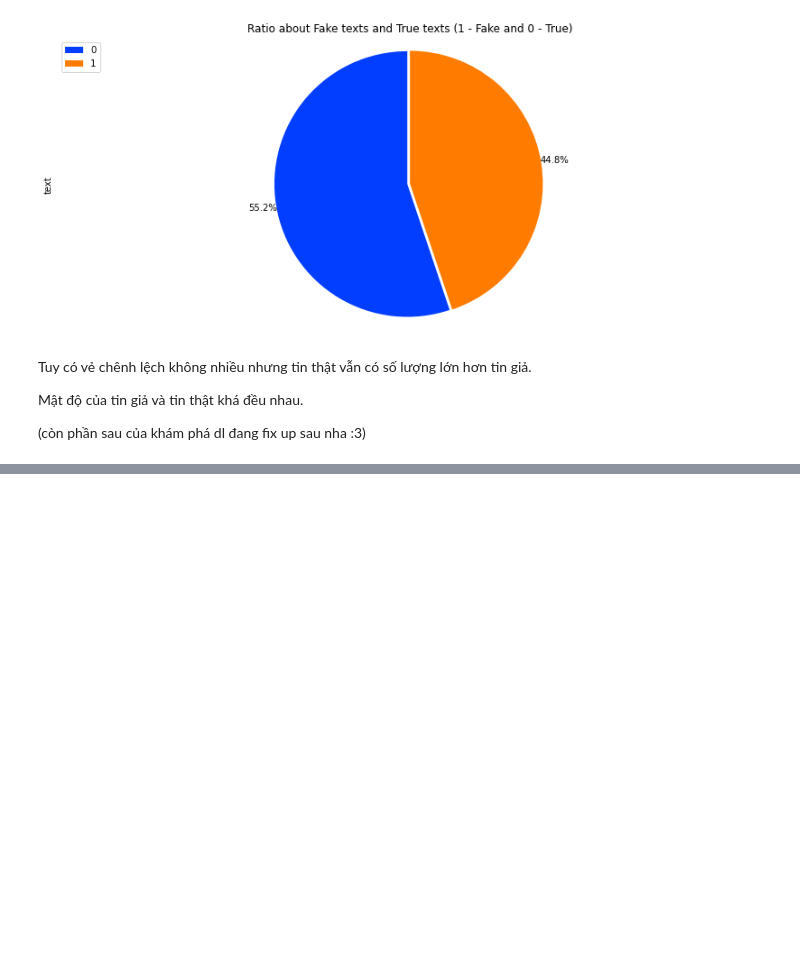
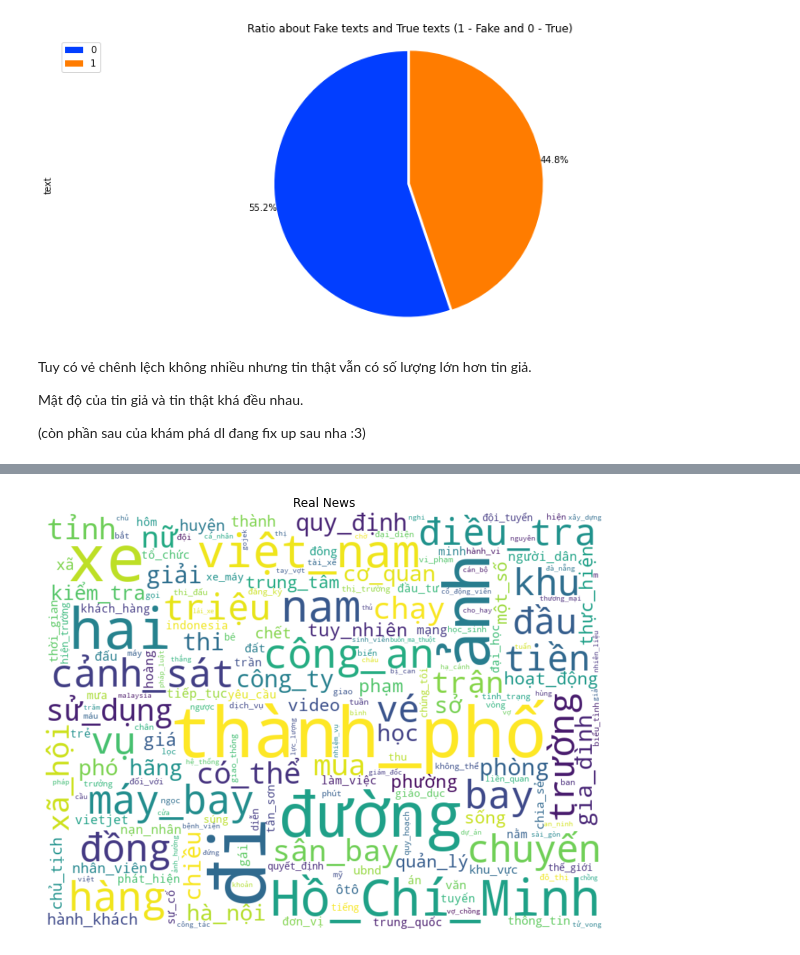
Before and after one commit to tonyvu1289/Project3-nmkhdl, a Jupyter notebook: Untitled.ipynb, the cells around one changed output, grey strips where cells are left out. Saved outputs shown, nothing was run; the diff lists cells and outputs as text; code cells hidden in the pictures; blank space fills up the shorter version.

```diff
--- a/Untitled.ipynb
+++ b/Untitled.ipynb
@@ -231,0 +252,19 @@ Mật độ của tin giả và tin thật khá đều nhau.
+# %%
+# real news
+real_news = data[data['label']==0]
+real_news_text = real_news['text'].explode()
+real_news_text = ' '.join(real_news_text)
+
+wordcloud = WordCloud(width= 800, height= 600,
+                          background_color='white',
+                          max_font_size = 110,
+                          collocations = False).generate(real_news_text)
+
+plt.figure(figsize=(10,10), facecolor = None)
+plt.imshow(wordcloud, interpolation = 'bilinear')
+plt.title('Real News')
+plt.axis("off")
+plt.savefig('image/real_news_wordcloud.png');
+plt.show();
+# %% [output]
+[figure, added]
```
Also changed, not shown: parts of 8 cells of this notebook, 2 other files.
